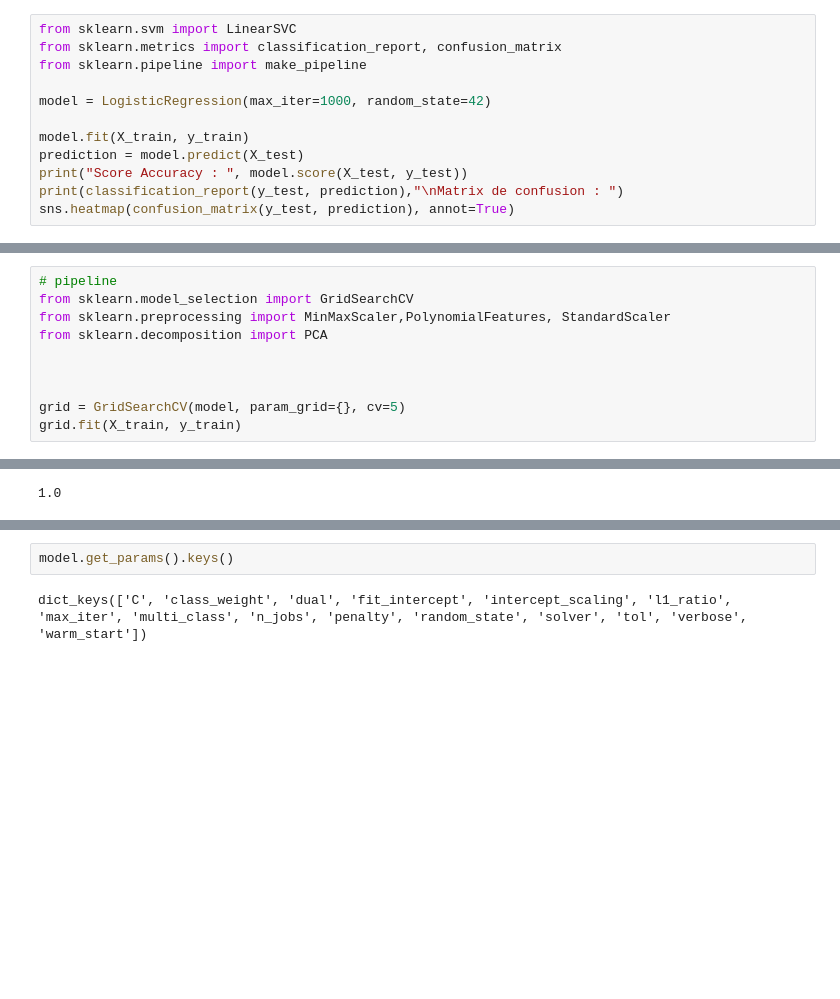
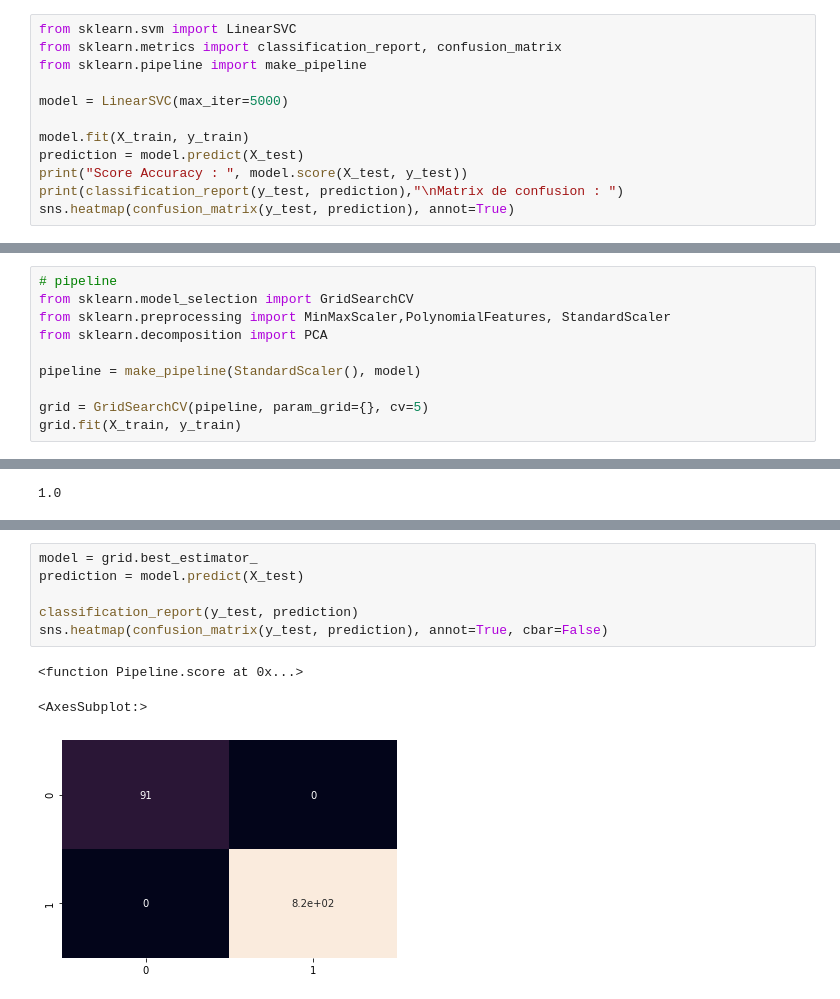
Before and after one commit to Kidchris/Lesson, a Jupyter notebook: bankChurners.ipynb, the cells around one changed output, grey strips where cells are left out. Cells and saved outputs as stored; diff of their text form; blank space fills up the shorter version.

```diff
--- a/bankChurners.ipynb
+++ b/bankChurners.ipynb
@@ -251,7 +224,7 @@ from sklearn.svm import LinearSVC
 from sklearn.metrics import classification_report, confusion_matrix
 from sklearn.pipeline import make_pipeline
 
-model = LogisticRegression(max_iter=1000, random_state=42)
+model = LinearSVC(max_iter=5000)
 
 model.fit(X_train, y_train)
 prediction = model.predict(X_test)
@@ -285,8 +251,8 @@ from sklearn.model_selection import GridSearchCV
 from sklearn.preprocessing import MinMaxScaler,PolynomialFeatures, StandardScaler
 from sklearn.decomposition import PCA
 
+pipeline = make_pipeline(StandardScaler(), model)
 
-
-grid = GridSearchCV(model, param_grid={}, cv=5)
+grid = GridSearchCV(pipeline, param_grid={}, cv=5)
 grid.fit(X_train, y_train)
 # %% [output]
@@ -347,4 +268,10 @@ Please also refer to the documentation for alternative solver options:
-# %%
-model.get_params().keys()
-# %% [output]
-dict_keys(['C', 'class_weight', 'dual', 'fit_intercept', 'intercept_scaling', 'l1_ratio', 'max_iter', 'multi_class', 'n_jobs', 'penalty', 'random_state', 'solver', 'tol', 'verbose', 'warm_start'])
+# %%
+model = grid.best_estimator_
+prediction = model.predict(X_test)
+
+classification_report(y_test, prediction)
+sns.heatmap(confusion_matrix(y_test, prediction), annot=True, cbar=False)
+# %% [output]
+<function Pipeline.score at 0x...>
+<AxesSubplot:>
+[figure, added]
```
Also changed, not shown: parts of 9 cells of this notebook.
